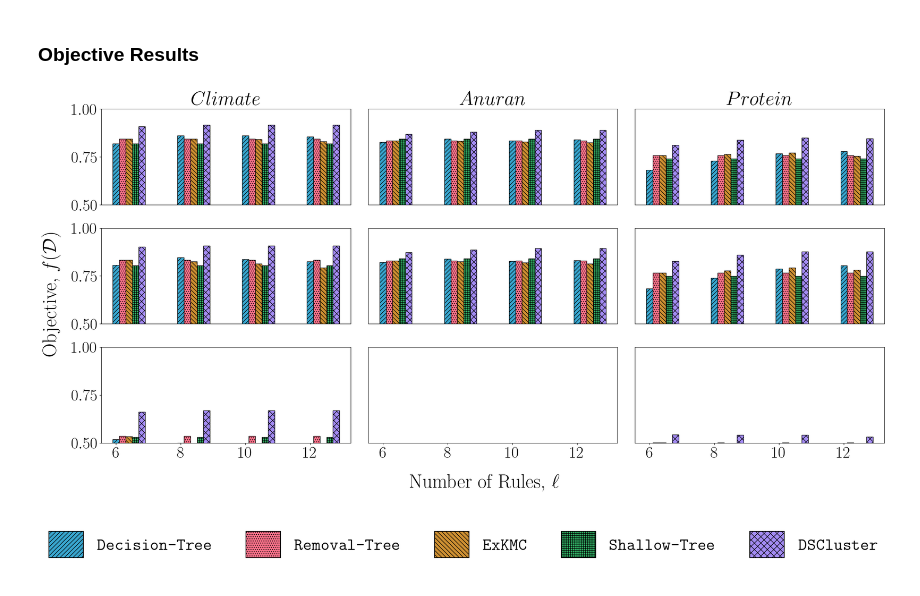
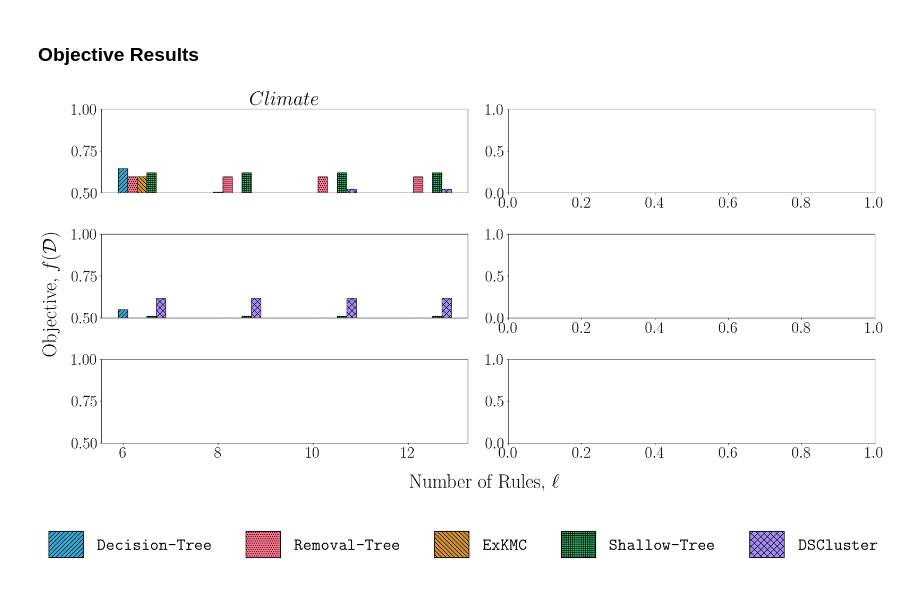
Before and after one commit to kevinqnb/interpretable-clustering, a Jupyter notebook: examples/experiments.ipynb, the cells around one changed output. Drawn from its saved outputs; the diff is of its cells as text; code cells hidden in the pictures.

Commit message:
Experiment efficiency + new alpha results

```diff
--- a/examples/experiments.ipynb
+++ b/examples/experiments.ipynb
@@ -102,10 +102,6 @@ The following is what we use to gather computed information and produce plots/ta
 our distribution plots are more reliant upon having the data readily available, and
 are therefore plotted as a part of the `interpretable_measurements.py` and `explanation_tree.py`
 files.
-# %%
-# Specify a dataset
-dataset = 'anuran'
-ref = "_smaller_alphas"
 # %%
 objective_cost_reward_dict = {
     'coverage-mistake': {'reward': 'cluster-coverage', 'cost': 'mistakes'},
@@ -131,8 +122,8 @@ with open(fname, 'r') as f:
 # %%
 dataset_ref_dict = {
-    "climate": "_even_smaller_alphas",
-    "anuran": "_smaller_alphas",
-    "protein": "_smaller_alphas",
+    "climate": "_bug_fix",
+    "anuran": "_bug_fix",
+    "protein": "_bug_fix",
 }
 objective_names = ['coverage-cost', 'coverage-mistake', 'coverage-pairwise-distance']
 
@@ -281,15 +312,22 @@ def select_alphas(alpha_experiment_dict, outfile = None):
 
     return selected_alpha_dict
 # %%
+dataset = "climate"
+ref = "_bug_fix"
+
+fname = "../data/experiments/" + dataset + "/alphas/exp" + ref + ".json"
+with open(fname, 'r') as f:
+    alpha_experiment_dict = json.load(f)
+
 outfile = "../data/experiments/" + dataset + "/alphas/selected_alphas" + ref + ".json"
 
 selected_alpha_dict = select_alphas(alpha_experiment_dict, None)
 
 # Make any manual adjustments to selected alphas here
-selected_alpha_dict["dscluster; coverage-pairwise-distance; ensemble"] = 258804.15
-selected_alpha_dict["dscluster; coverage-pairwise-distance-weighted; ensemble"] = 258804.15
-selected_alpha_dict["dscluster; total-coverage-pairwise-distance; ensemble"] = 258804.15
-selected_alpha_dict["dscluster; total-coverage-pairwise-distance-weighted; ensemble"] = 258804.15
+#selected_alpha_dict["dscluster; coverage-pairwise-distance; ensemble"] = 258804.15
+#selected_alpha_dict["dscluster; coverage-pairwise-distance-weighted; ensemble"] = 258804.15
+#selected_alpha_dict["dscluster; total-coverage-pairwise-distance; ensemble"] = 258804.15
+selected_alpha_dict["dscluster; total-coverage-pairwise-distance-weighted; ensemble"] = 2949.8
 
 # Save updated selected alphas
 with open(outfile, 'w') as f:
@@ -301,10 +356,10 @@ with open(outfile, 'w') as f:
 # %%
 dataset_ref_dict = {
     "climate": "_smaller_alphas_no_ids",
-    "anuran": "_smaller_alphas_no_ids",
-    "protein": "_smaller_alphas_no_ids",
+    #"anuran": "_smaller_alphas_no_ids",
+    #"protein": "_smaller_alphas_no_ids",
 }
-objective_names = ['coverage-cost', 'coverage-mistake', 'coverage-pairwise-distance']
+objective_names = ['total-coverage-cost', 'total-coverage-mistake', 'total-coverage-pairwise-distance']
 
 dataset_experiment_dict = {}
 for dataset, ref in dataset_ref_dict.items():
@@ -351,7 +406,8 @@ for dataset, experiment_dict in dataset_experiment_dict.items():
         obj_values = obj1 - lambd * (obj2 + alpha * obj3)
         bar_dict[dataset][objective][selected_dscluster_module] = (x[idxs], obj_values[idxs] / fixed_parameters['n'])
 # %%
-fig,ax = plt.subplots(len(objective_names), len(dataset_experiment_dict), figsize=(24, 12))
+#fig,ax = plt.subplots(len(objective_names), len(dataset_experiment_dict), figsize=(24, 12))
+fig,ax = plt.subplots(len(objective_names), 2, figsize=(24, 12))
 
 for i, (dataset, objective_result_dict) in enumerate(bar_dict.items()):
     for j, (objective, module_result_dict) in enumerate(objective_result_dict.items()):
@@ -365,39 +421,39 @@ for i, (dataset, objective_result_dict) in enumerate(bar_dict.items()):
                 hatch = hatch_dict.get(mod_name, '')
 
             ax[j,i].bar(
                 x.astype(int) + k * 0.2,
                 obj_values,
                 width=0.2,
                 label=mod_name,
                 color=color_dict.get(mod_name, 'grey'),
                 hatch=hatch,
                 edgecolor='black',
             )
 
             ax[j,i].set_ylim(0.5, 1.0)
 
             if j != len(objective_names) - 1:
                 # turn off x axis ticks
                 ax[j,i].set_xticks([])
 
             if i != 0:
                 # turn off y axis ticks
                 ax[j,i].set_yticks([])
 
             if j == 0:
                 ax[j,i].set_title(rf"${dataset.capitalize()}$")
 
 fig.supylabel(r"Objective, $f(\mathcal{D})$", x=0.02)
 fig.supxlabel(r"Number of Rules, $\ell$", y=0.05, x = 0.525)
 plt.tight_layout()
 
-plt.savefig(
-    "../figures/max_rules/objectives.png",
-    bbox_inches='tight',
-    dpi=300
-)
+#plt.savefig(
+#    "../figures/max_rules/objectives.png",
+#    bbox_inches='tight',
+#    dpi=300
+#)
 # %% [output]
-[figure, old version]
+[figure, new version]
 # %%
 # Create a separate legend for the bar plot with hatch patterns
 import matplotlib.patches as mpatches
```
Also changed, not shown: parts of 7 cells of this notebook, 27 other files.
